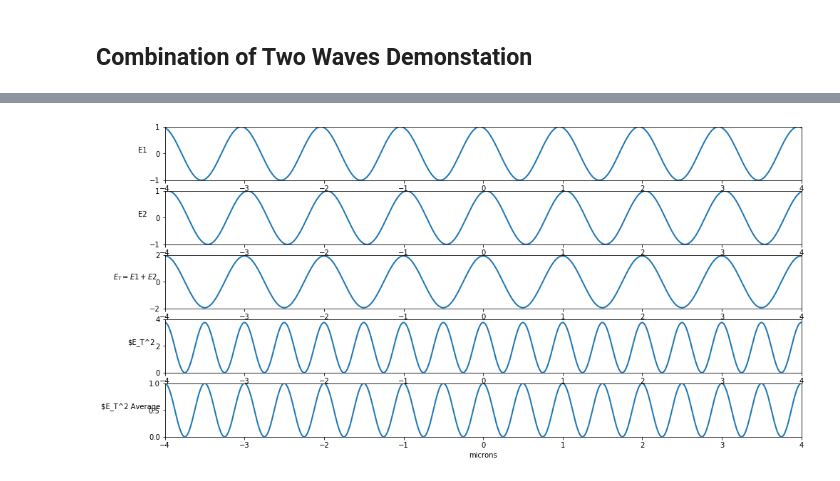
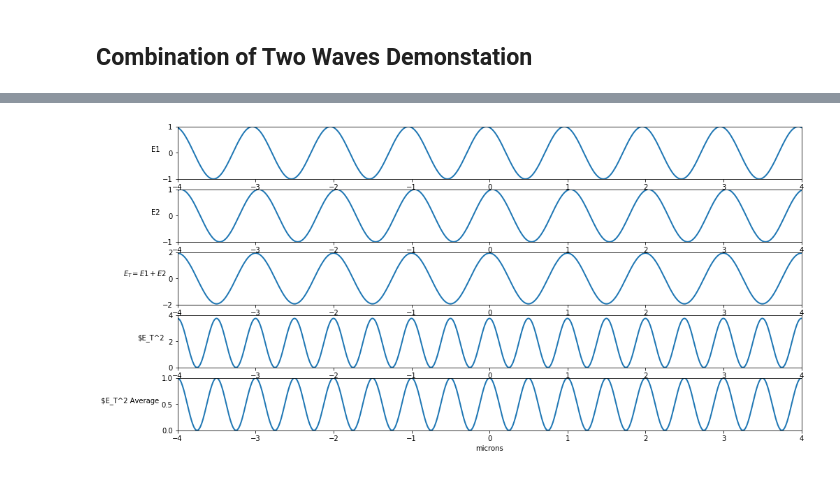
Before and after one commit to Jacobabergam/Opticpy, a Jupyter notebook: notebooks/0-Background.ipynb, the cells around one changed output, grey strips where cells are left out. Cells and saved outputs as stored; diff of their text form; code cells hidden in the pictures.

```diff
--- a/notebooks/0-Background.ipynb
+++ b/notebooks/0-Background.ipynb
@@ -37,9 +37,9 @@ axs[4].set_ylim((0,1))
 plt.xlabel('microns')
 axs[0].set_ylabel('E1',rotation=0,labelpad=10)
 axs[1].set_ylabel('E2',rotation=0,labelpad=10)
-axs[2].set_ylabel(r'$E_T = E1 + E2$',rotation=0,labelpad=20)
-axs[3].set_ylabel(r'$E_T^2',rotation=0,labelpad=20)
-axs[4].set_ylabel(r'$E_T^2 Average',rotation=0,labelpad=25)
+axs[2].set_ylabel(r'$E_T = E1 + E2$',rotation=0,labelpad=25)
+axs[3].set_ylabel(r'$E_T^2',rotation=0,labelpad=25)
+axs[4].set_ylabel(r'$E_T^2 Average',rotation=0,labelpad=45)
 
 
 line1, = axs[0].plot([], [], lw=2)
@@ -56,31 +56,31 @@ def init():
     line4.set_data([], [])
     line5.set_data([], [])
     return (line1, line2, line3, line4, line5,)
 
 # animation function. This is called sequentially
 def animate(i):
     x = np.linspace(-4, 4, 1000)
     y1 = np.cos(2 * np.pi * (x - 0.04 * i))
     line1.set_data(x, y1)
     y2 = np.cos(2 * np.pi * (-x - 0.04 * i))
     line2.set_data(x, y2)
     y3 = y1+y2
     line3.set_data(x,y3)
     y4 =y3**2
     line4.set_data(x,y4)
     y5 = (2+2*np.cos(4*np.pi*x))/4 #Normalized Average
     line5.set_data(x,y5)
     return (line1,line2,line3,line4,line5,)
 
 # call the animator. blit=True means only re-draw the parts that
 # have changed.
 anim = animation.FuncAnimation(fig, animate, init_func=init,
                                frames=25, interval=40, blit=True)
 
 #Can show by running "anim"
 
 anim.save('img/combination-of-two-waves.gif', writer='imagemagick', fps=30)
 Image(url='img/combination-of-two-waves.gif')
 # %% [output]
 [interactive output not drawn]
-[figure, old version]
+[figure, new version]
```
Also changed, not shown: 2 other files.
